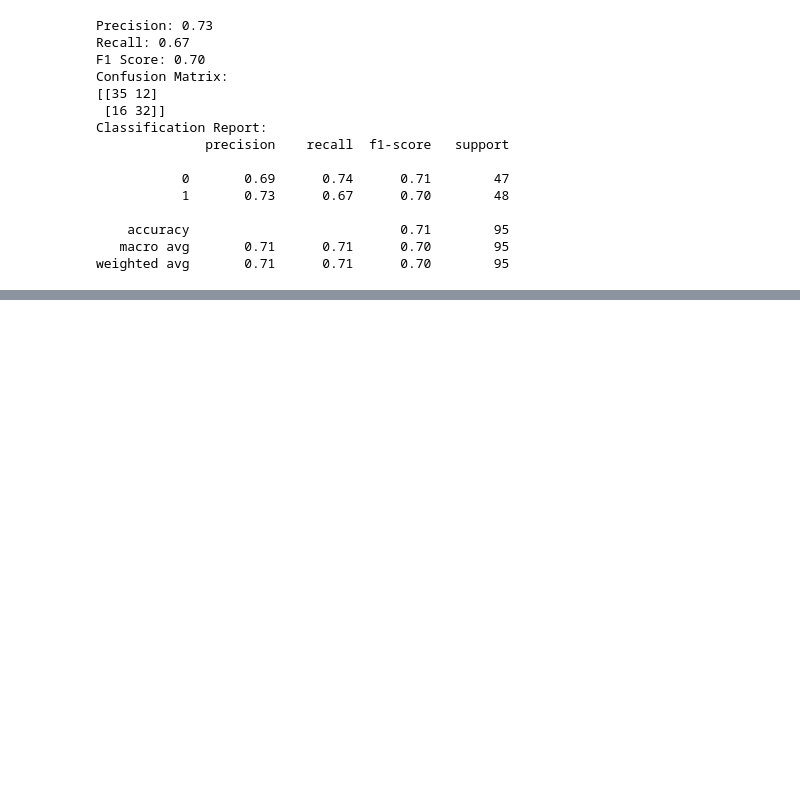
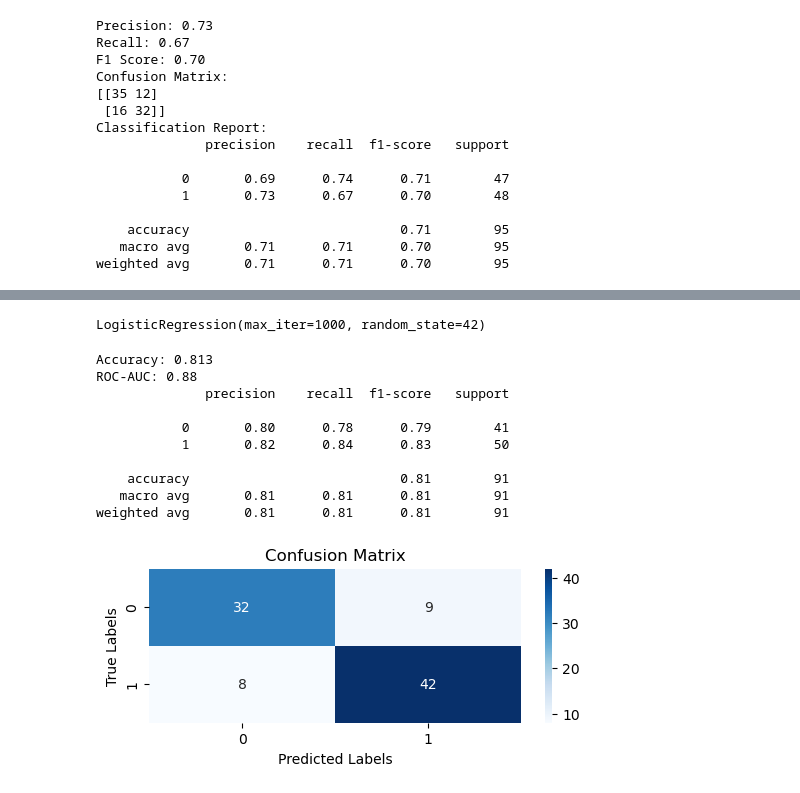
Before and after one commit to Syed-Shahir/100DaysOfBytewise, a Jupyter notebook: BTW_W6_Task2.ipynb, the cells around one changed output, grey strips where cells are left out. Saved outputs shown, nothing was run; the diff lists cells and outputs as text; code cells hidden in the pictures; blank space fills up the shorter version.

```diff
--- a/BTW_W6_Task2.ipynb
+++ b/BTW_W6_Task2.ipynb
@@ -245,0 +462,57 @@ weighted avg       0.71      0.71      0.70        95
+# %%
+#train and test split
+from sklearn.model_selection import train_test_split
+
+# Defining Features and target variable
+X = heart_df.drop('target', axis=1)
+Y = heart_df['target']
+
+# Split the dataset
+X_train, X_test, Y_train, Y_test = train_test_split(X, Y, test_size=0.3, random_state=42)
+# %%
+#Logistic Regression
+from sklearn.linear_model import LogisticRegression
+
+logreg = LogisticRegression(random_state=42, max_iter=1000)
+
+# Training
+logreg.fit(X_train, Y_train)
+# %% [output]
+LogisticRegression(max_iter=1000, random_state=42)
+# %%
+from sklearn.metrics import accuracy_score, roc_auc_score, classification_report, confusion_matrix
+
+# Prediction on the test set
+y_pred = logreg.predict(X_test)
+y_prob = logreg.predict_proba(X_test)[:, 1]
+# accuracy
+accuracy = accuracy_score(Y_test, y_pred)
+print(f'Accuracy: {accuracy:.3f}')
+
+# ROC-AUC
+roc_auc = roc_auc_score(Y_test, y_prob)
+print(f'ROC-AUC: {roc_auc:.2f}')
+
+# classification report
+print(classification_report(Y_test, y_pred))
+
+# Ploting the confusion matrix
+conf_mat = confusion_matrix(Y_test, y_pred)
+plt.figure(figsize=(6, 2))
+sns.heatmap(conf_mat, annot=True, cmap='Blues')
+plt.xlabel('Predicted Labels')
+plt.ylabel('True Labels')
+plt.title('Confusion Matrix')
+plt.show()
+# %% [output]
+Accuracy: 0.813
+ROC-AUC: 0.88
+              precision    recall  f1-score   support
+
+           0       0.80      0.78      0.79        41
+           1       0.82      0.84      0.83        50
+
+    accuracy                           0.81        91
+   macro avg       0.81      0.81      0.81        91
+weighted avg       0.81      0.81      0.81        91
+[figure, added]
```
Also changed, not shown: parts of 39 cells of this notebook.
